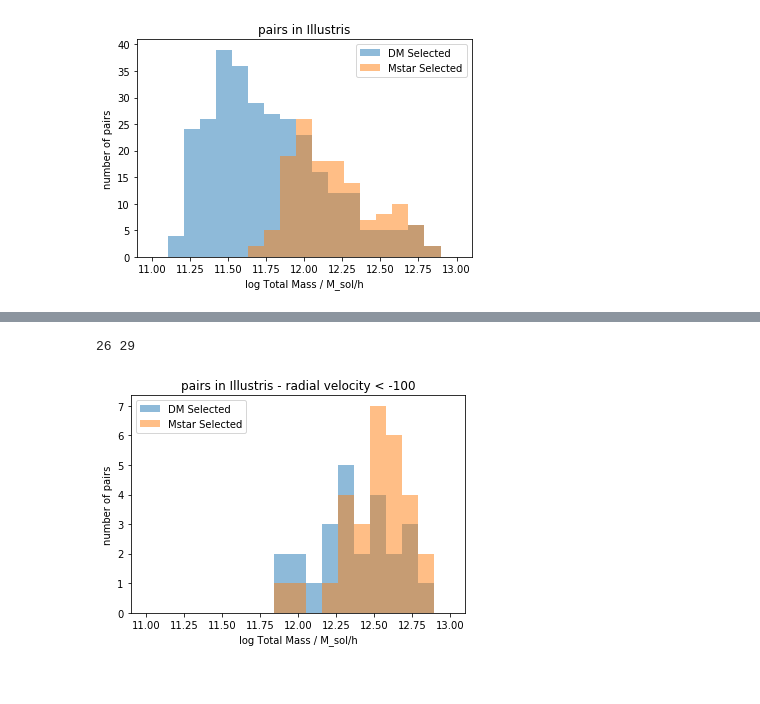
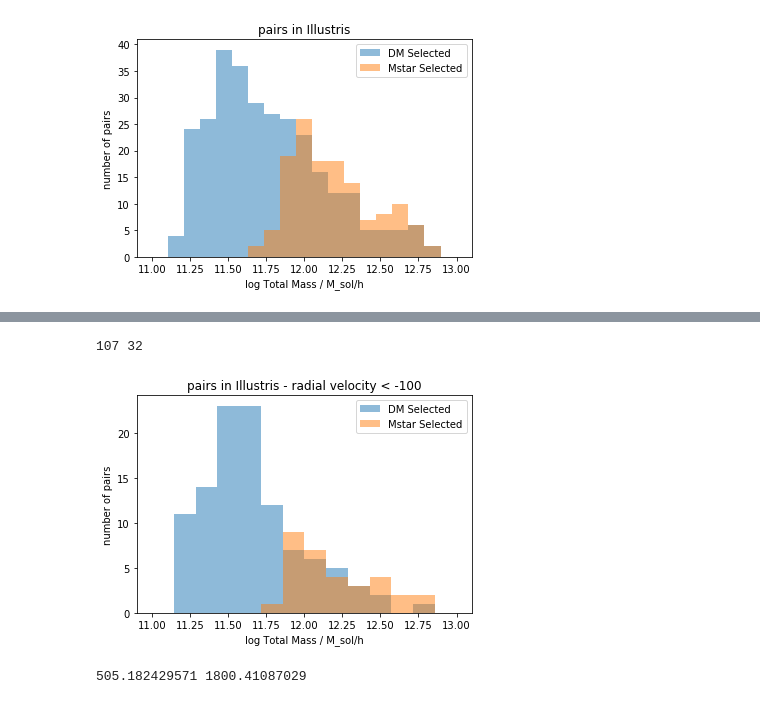
Before and after one commit to astroandes/IllustrisLG, a Jupyter notebook: code/ExplorePairsLG.ipynb, the cells around one changed output, grey strips where cells are left out. Saved outputs shown, nothing was run; the diff lists cells and outputs as text; code cells hidden in the pictures.

Commit message:
pair selection

```diff
--- a/code/ExplorePairsLG.ipynb
+++ b/code/ExplorePairsLG.ipynb
@@ -34,14 +40,24 @@ def vel_diff(data_A, data_B):
     d = np.sqrt(d)
     return d
-# %%
-def vel_radial(data_A, data_B):
-    d = 0.0
-    d += (data_A['vx'] - data_B['vx'])*(data_A['x'] - data_B['x'])
-    d += (data_A['vy'] - data_B['vy'])*(data_A['y'] - data_B['y'])
-    d += (data_A['vz'] - data_B['vz'])*(data_A['z'] - data_B['z'])
-    dd = separation(data_A, data_B)
-    d = d/dd
-    return d
+# %%
+def vel_radial(data_A, data_B):
+    d = 0.0
+    dd = separation(data_A, data_B)
+    for c in ['x', 'y', 'z']:
+        d += (data_B['v'+c] - data_A['v'+c])*(data_B[c] - data_A[c])/dd
+        # this term corresponds to the Hubble Flow
+        d += (data_B[c] - data_A[c]) * 100.0/1000.0
+    return d
+# %%
+def vel_tangential(data_A, data_B):
+    dd = separation(data_A, data_B)
+    v_rad = {}
+    v_tan = {}
+    for c in ['x', 'y', 'z']:
+        v_rad[c] = (data_B['v'+c] - data_A['v'+c])*(data_B[c] - data_A[c])/dd
+        v_tan[c] = (data_B['v'+c] - data_A['v'+c]) - v_rad[c]
+    vel_tan = norm_pos(v_tan)
+    return vel_tan
 # %%
 def total_mass(data_A, data_B):
     t = data_A['mfof'] + data_B['mfof']
@@ -55,6 +71,8 @@ v_dm = vel_diff(data_dm_A, data_dm_B)
 v_mstar = vel_diff(data_mstar_A, data_mstar_B)
 v_radial_dm = vel_radial(data_dm_A, data_dm_B)
 v_radial_mstar = vel_radial(data_mstar_A, data_mstar_B)
+v_tan_dm = vel_tangential(data_dm_A, data_dm_B)
+v_tan_mstar = vel_tangential(data_mstar_A, data_mstar_B)
 t_dm = total_mass(data_dm_A, data_dm_B)
 t_mstar = total_mass(data_mstar_A, data_mstar_B)
 # %%
@@ -111,11 +185,17 @@ plt.legend()
 # %%
-a = plt.hist(np.log10(t_dm[v_radial_dm<-100]*1E10), bins=np.linspace(11,13,20), label='DM Selected', alpha=0.5)
-a = plt.hist(np.log10(t_mstar[v_radial_mstar<-100]*1E10), bins=np.linspace(11,13,20), label='Mstar Selected', alpha=0.5)
+selection_dm = (v_radial_dm < -0.0) & (v_radial_dm > -120) & (v_tan_dm<80.0)
+selection_mstar = (v_radial_mstar < -0.0) & (v_radial_mstar > -120) & (v_tan_mstar<80.0)
+a = plt.hist(np.log10(t_dm[selection_dm]*1E10), bins=np.linspace(11,13,15), label='DM Selected', alpha=0.5)
+a = plt.hist(np.log10(t_mstar[selection_mstar]*1E10), bins=np.linspace(11,13,15), label='Mstar Selected', alpha=0.5)
 plt.xlabel('log Total Mass / M_sol/h')
 plt.ylabel('number of pairs')
 plt.title('pairs in Illustris - radial velocity < -100')
 plt.legend()
-print(np.count_nonzero(t_dm[v_radial_dm<-100]), np.count_nonzero(t_mstar[v_radial_mstar<-100]))
+print(np.count_nonzero(selection_dm), np.count_nonzero(t_mstar[selection_mstar]))
 # %% [output]
-26 29
+107 32
-[figure, old version]
+[figure, new version]
+# %%
+print(d_mstar[selection_mstar].min(), d_mstar[selection_mstar].max())
+# %% [output]
+505.182429571 1800.41087029
```
Also changed, not shown: parts of 11 cells of this notebook.
